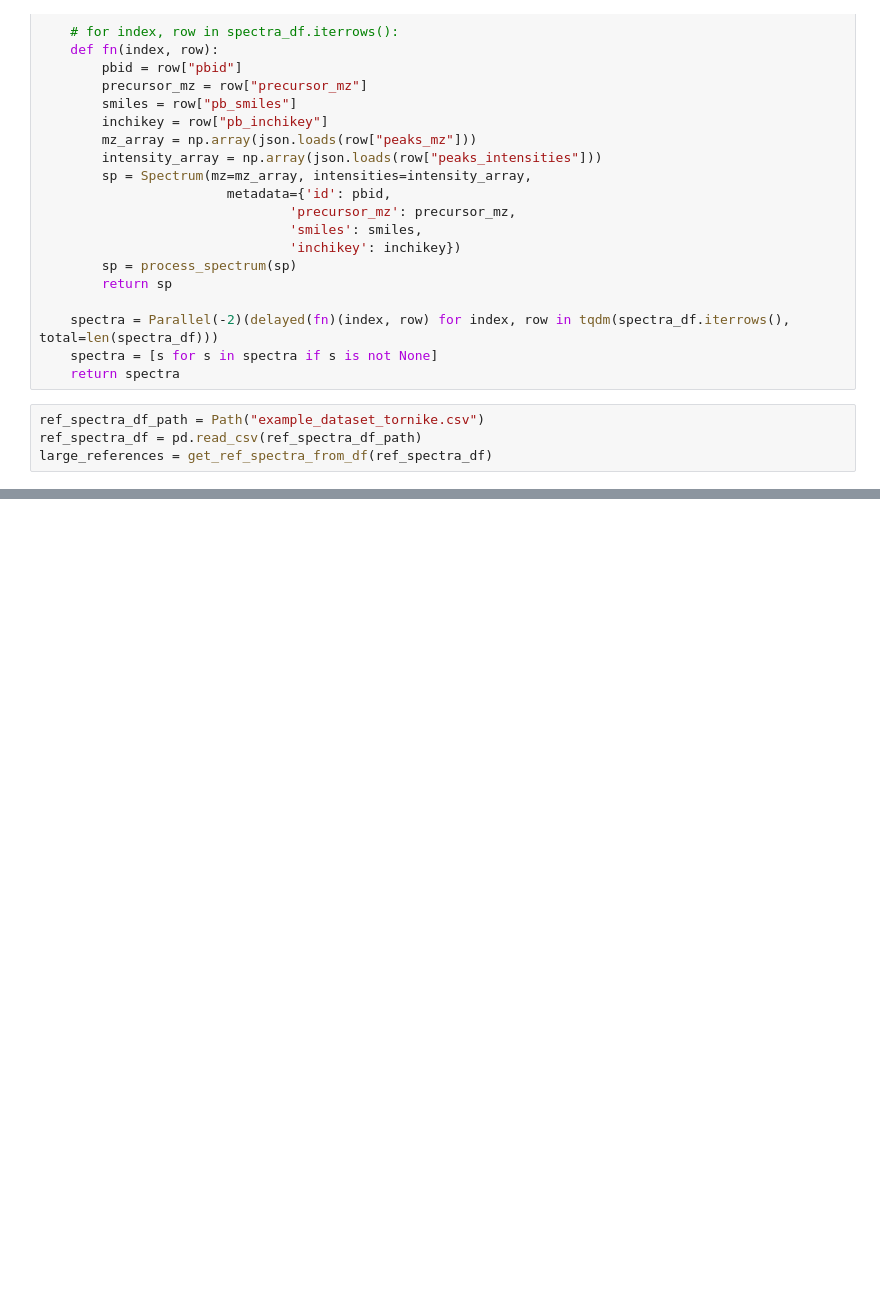
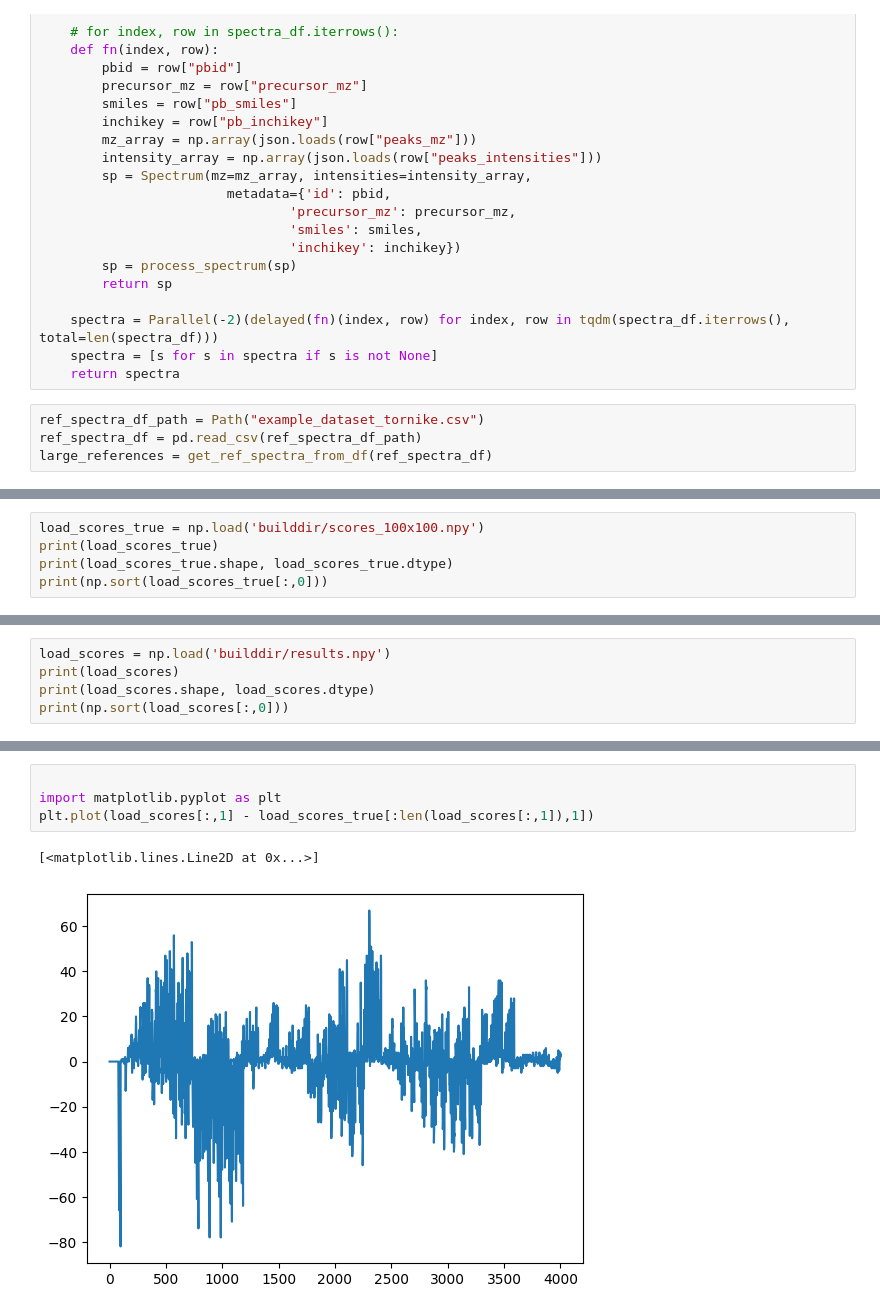
Before and after one commit to tornikeo/cosine-similarity, a Jupyter notebook: cpp/main.ipynb, the cells around one changed output, grey strips where cells are left out. Drawn from its saved outputs; the diff is of its cells as text; blank space fills up the shorter version.

```diff
--- a/cpp/main.ipynb
+++ b/cpp/main.ipynb
@@ -103,0 +240,5 @@ scores.shape
+# %%
+load_scores_true = np.load('builddir/scores_100x100.npy')
+print(load_scores_true)
+print(load_scores_true.shape, load_scores_true.dtype)
+print(np.sort(load_scores_true[:,0]))
@@ -103,0 +256,5 @@ scores.shape
+# %%
+load_scores = np.load('builddir/results.npy')
+print(load_scores)
+print(load_scores.shape, load_scores.dtype)
+print(np.sort(load_scores[:,0]))
@@ -103,0 +272,7 @@ scores.shape
+# %%
+
+import matplotlib.pyplot as plt
+plt.plot(load_scores[:,1] - load_scores_true[:len(load_scores[:,1]),1])
+# %% [output]
+[<matplotlib.lines.Line2D at 0x...>]
+[figure, added]
```
Also changed, not shown: parts of 13 cells of this notebook, 1 other file.
